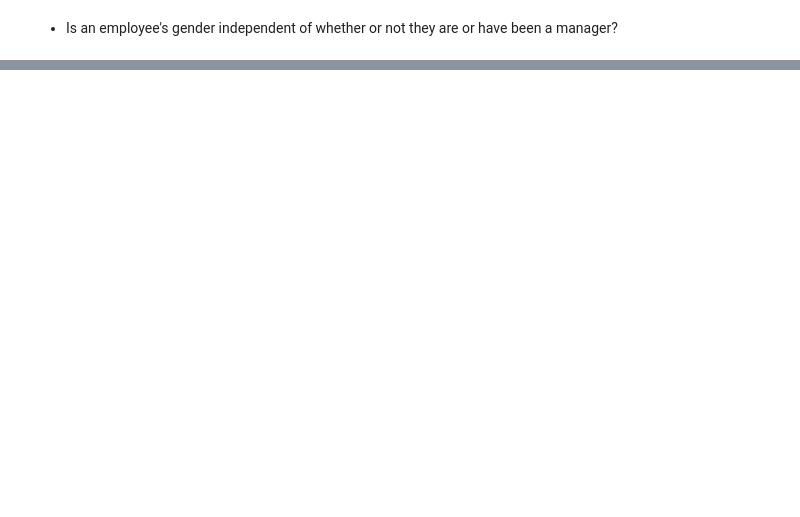
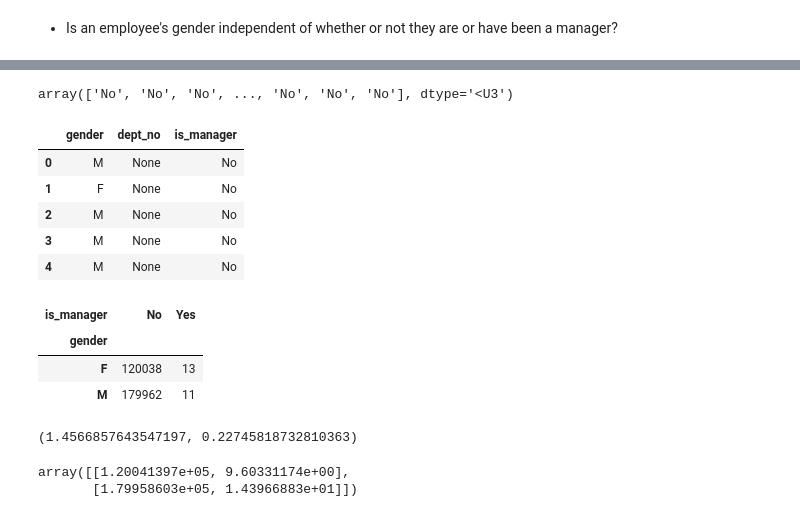
Before and after one commit to heywood95/statistics-exercises, a Jupyter notebook: hypothesis_testing.ipynb, the cells around one changed output, grey strips where cells are left out. Cells and saved outputs as stored; diff of their text form; code cells hidden in the pictures; blank space fills up the shorter version.

```diff
--- a/hypothesis_testing.ipynb
+++ b/hypothesis_testing.ipynb
@@ -994,0 +1439,9 @@ We can see by comparing the contingency tables that the observed values are very
+# %%
+query = '''
+SELECT gender, dept_no
+FROM employees
+LEFT JOIN dept_manager USING(emp_no)
+'''
+# %%
+emp = pd.read_sql(query, url)
+emp.head()
@@ -994,0 +1470,31 @@ We can see by comparing the contingency tables that the observed values are very
+# %%
+np.where(emp['dept_no'].isna(), 'No', 'Yes')
+# %% [output]
+array(['No', 'No', 'No', ..., 'No', 'No', 'No'], dtype='<U3')
+# %%
+emp['is_manager'] = np.where(emp['dept_no'].isna(), 'No', 'Yes')
+emp.head()
+# %% [output]
+|  | gender | dept_no | is_manager |
+| 0 | M | None | No |
+| 1 | F | None | No |
+| 2 | M | None | No |
+| 3 | M | None | No |
+| 4 | M | None | No |
+# %%
+pd.crosstab(emp['gender'], emp['is_manager'])
+# %% [output]
+| is_manager | No | Yes |
+| gender |  |  |
+| F | 120038 | 13 |
+| M | 179962 | 11 |
+# %%
+chi2, p, degf, expected = stats.chi2_contingency(pd.crosstab(emp['gender'], emp['is_manager']))
+chi2, p
+# %% [output]
+(1.4566857643547197, 0.22745818732810363)
+# %%
+expected
+# %% [output]
+array([[1.20041397e+05, 9.60331174e+00],
+       [1.79958603e+05, 1.43966883e+01]])
```
Also changed, not shown: parts of 60 cells of this notebook.
